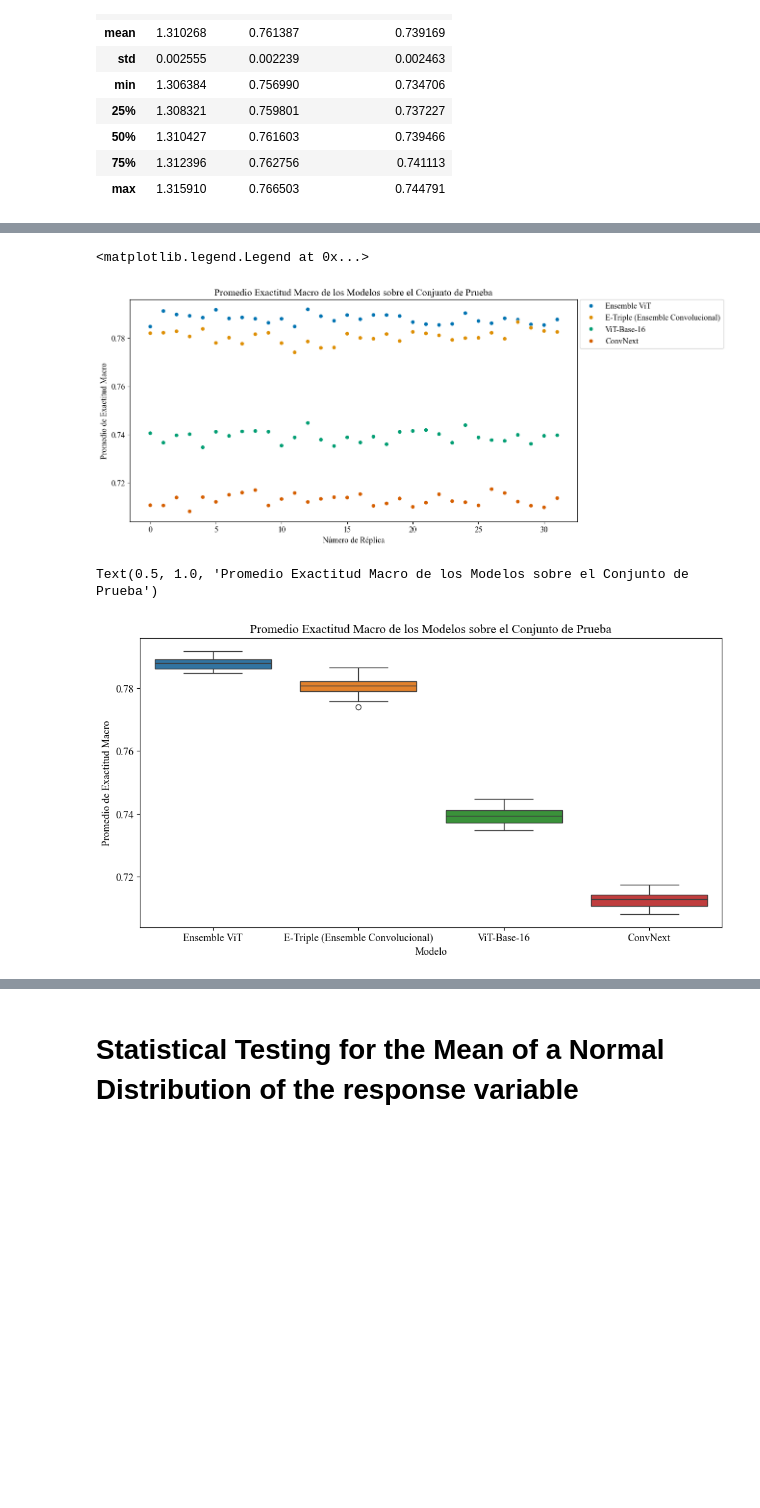
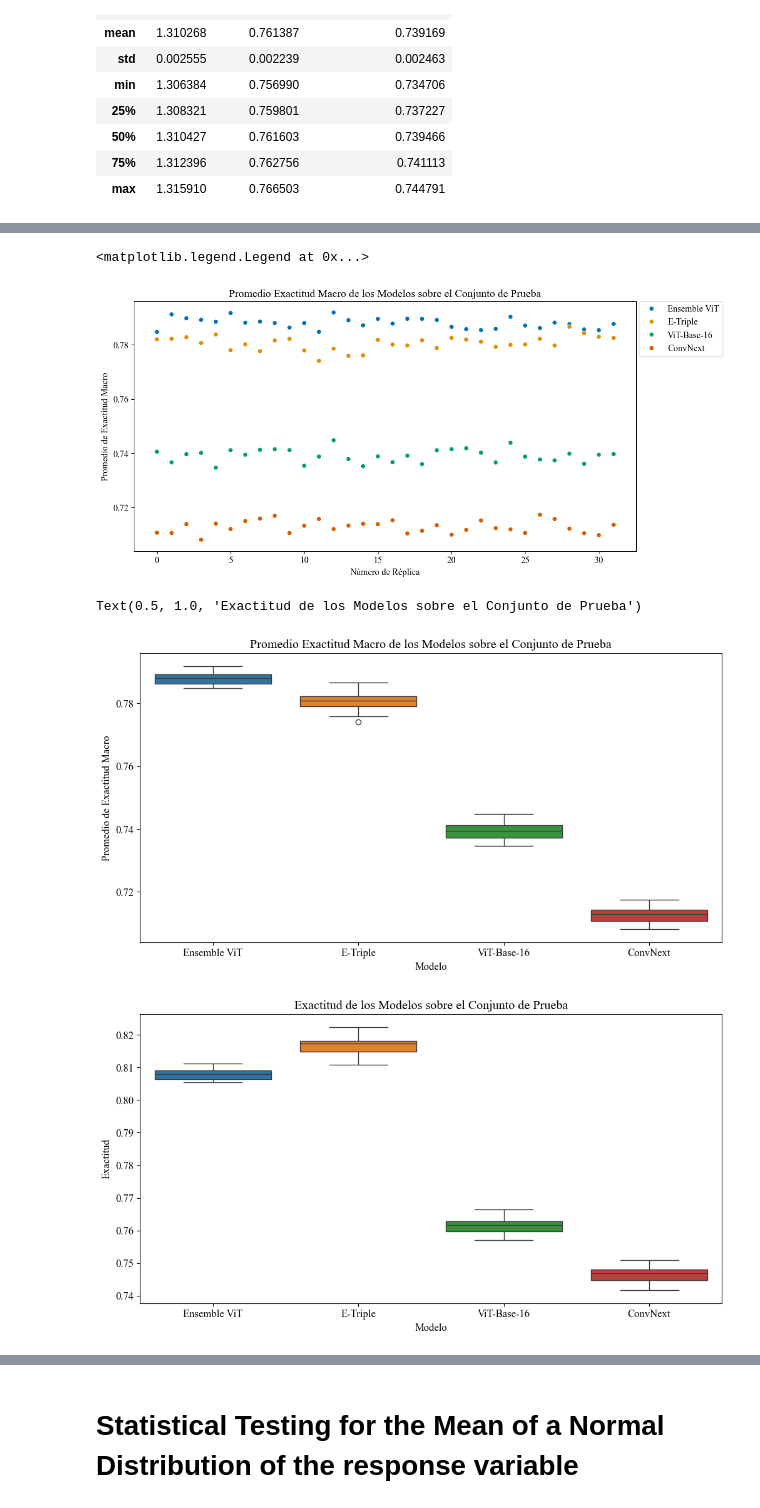
Before and after one commit to Antonio-Tresol/vits_ensemble_cr_leaves, a Jupyter notebook: metrics/metrics_analysis_spanish.ipynb, the cells around one changed output, grey strips where cells are left out. Saved outputs shown, nothing was run; the diff lists cells and outputs as text; code cells hidden in the pictures; blank space fills up the shorter version.

Commit message:
adding requirements and updating metrics analysis

```diff
--- a/metrics/metrics_analysis_spanish.ipynb
+++ b/metrics/metrics_analysis_spanish.ipynb
@@ -76,7 +76,7 @@ all_metrics = pd.concat(
 
 all_metrics["Modelo"] = (
     ["Ensemble ViT"] * vit_ensemble.shape[0]
-    + ["E-Triple (Ensemble Convolucional)"] * conv_ensemble.shape[0]
+    + ["E-Triple"] * conv_ensemble.shape[0]
     + ["ViT-Base-16"] * vit_base_16.shape[0]
     + ["ConvNext"] * convnext.shape[0]
 )
@@ -116,13 +116,19 @@ plt.title("Promedio Exactitud Macro de los Modelos sobre el Conjunto de Prueba")
 plt.legend(bbox_to_anchor=(1.005, 1), loc=2, borderaxespad=0.0)
 # %% [output]
 <matplotlib.legend.Legend at 0x...>
-[figure, old version]
+[figure, new version]
 # %%
 plt.figure(figsize=figsize)
 sns.boxplot(data=all_metrics, x="Modelo", y="test/BalancedAccuracy", hue="Modelo")
 plt.xlabel("Modelo")
 plt.ylabel("Promedio de Exactitud Macro")
 plt.title("Promedio Exactitud Macro de los Modelos sobre el Conjunto de Prueba")
+plt.figure(figsize=figsize)
+sns.boxplot(data=all_metrics, x="Modelo", y="test/Accuracy", hue="Modelo")
+plt.xlabel("Modelo")
+plt.ylabel("Exactitud")
+plt.title("Exactitud de los Modelos sobre el Conjunto de Prueba")
 # %% [output]
-Text(0.5, 1.0, 'Promedio Exactitud Macro de los Modelos sobre el Conjunto de Prueba')
+Text(0.5, 1.0, 'Exactitud de los Modelos sobre el Conjunto de Prueba')
-[figure, old version]
+[figure, new version]
+[figure, added]
```
Also changed, not shown: parts of 4 cells of this notebook, 1 other file.
